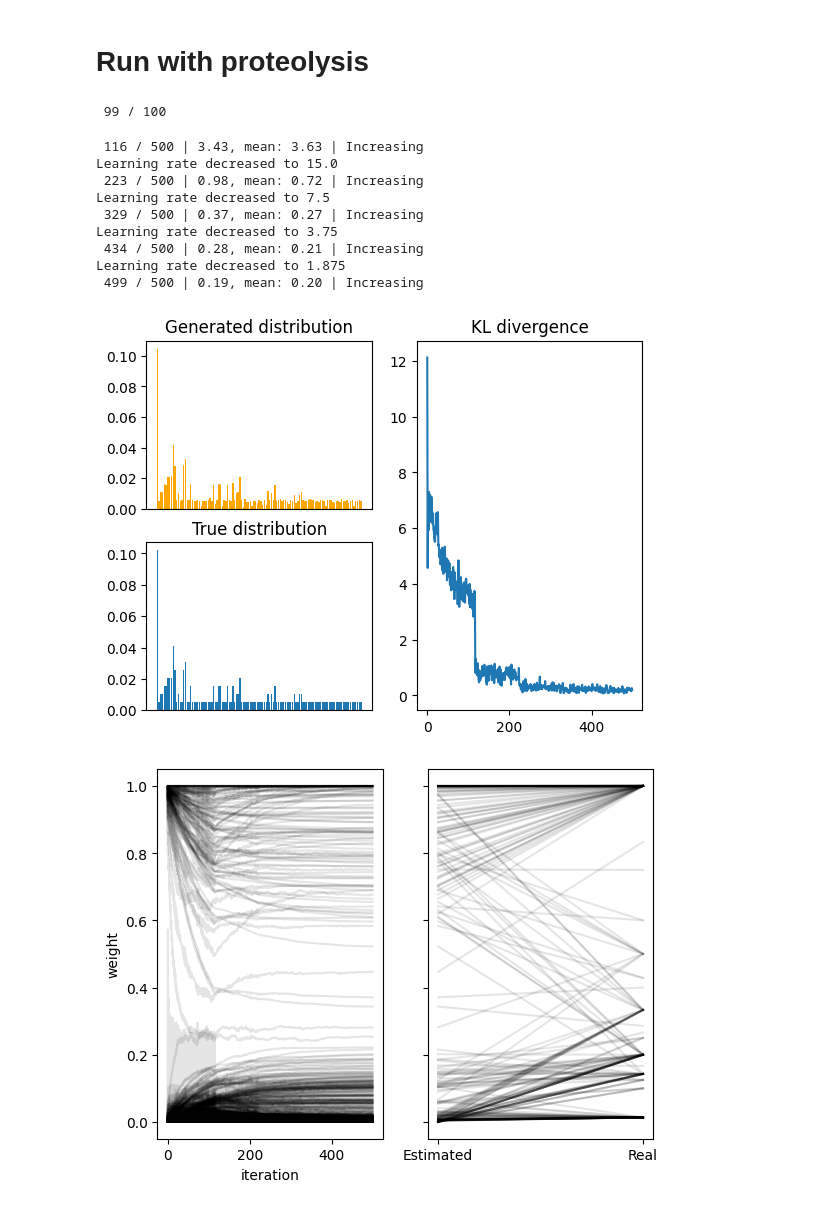
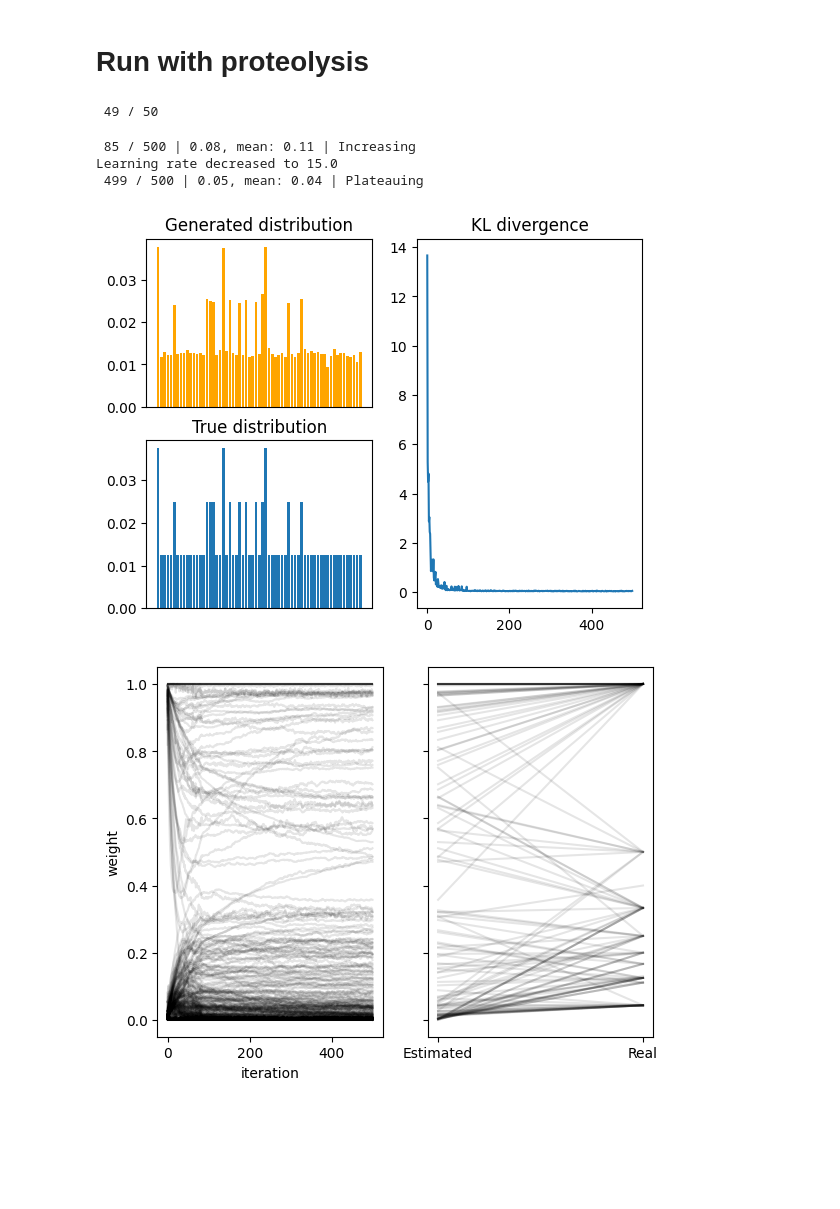
Before and after one commit to ErikHartman/disassembly, a Jupyter notebook: src/weight_estimation_new_method.ipynb, the cells around one changed output. Saved outputs shown, nothing was run; the diff lists cells and outputs as text; code cells hidden in the pictures; blank space fills up the shorter version.

```diff
--- a/src/weight_estimation_new_method.ipynb
+++ b/src/weight_estimation_new_method.ipynb
@@ -208,66 +208,65 @@ enzymes = enzyme_set(
         enzyme({"K": 0.5, "R": 0.5}, "trypsin"),
         enzyme({"V": 0.5, "I": 0.25, "A": 0.15, "T": 0.1}, "elne"),
     ],
-    [1, 1, 1],  # activities
-    [1, 1, 1],  # abundances
+    [0, 0, 1],  # activities
+    [0, 0, 1],  # abundances
 )
 
 
 P, sequence_graph = simulate_proteolysis(
     hbb,
-    n_start=20,
-    n_iterations=100,
-    endo_or_exo_probability=[.9, 0.1],
+    n_start=3,
+    n_iterations=50,
+    endo_or_exo_probability=[0.9, 0.1],
     enzymes=enzymes,
 )
 # %% [output]
- 99 / 100
+ 49 / 50
 # %%
 from disassembly.esimate_weights import estimate_weights
 
 G, kls, generated, weights = estimate_weights(
-    P=P, meta_enzyme=enzymes.meta_enzyme, endo_or_exo_probability=[0.5,0.5], lr=30, n_iterations=500
+    P=P,
+    meta_enzyme=enzymes.meta_enzyme,
+    endo_or_exo_probability=[0.5, 0.5],
+    lr=30,
+    n_iterations=500,
+    N_T=1000,
 )
 
 fig, axs = plt.subplot_mosaic(
     [["generated", "kl"], ["true", "kl"]], width_ratios=[2, 2]
 )
 
 generated_sum = {k: 0 for k in generated[0].keys()}
 
 for p_generated in [
     generated[i]
     for i in range(
         len(generated.keys()) - int(len(generated.keys()) / 20), len(generated.keys())
     )
 ]:
     for k, v in p_generated.items():
         generated_sum[k] += v / 20
 
 axs["true"].bar(P.keys(), [v / sum(P.values()) for v in P.values()])
 axs["generated"].bar(
     generated_sum.keys(),
     [v / sum(generated_sum.values()) for v in generated_sum.values()],
     color="orange",
 )
 axs["kl"].plot(kls)
 axs["true"].set_title("True distribution")
 axs["generated"].set_title(f"Generated distribution")
 axs["kl"].set_title("KL divergence")
 axs["true"].set_xticks([])
 axs["generated"].set_xticks([])
 plt.show()
 # %% [output]
- 116 / 500 | 3.43, mean: 3.63 | Increasing
+ 85 / 500 | 0.08, mean: 0.11 | Increasing
 Learning rate decreased to 15.0
- 223 / 500 | 0.98, mean: 0.72 | Increasing
-Learning rate decreased to 7.5
- 329 / 500 | 0.37, mean: 0.27 | Increasing
-Learning rate decreased to 3.75
- 434 / 500 | 0.28, mean: 0.21 | Increasing
-Learning rate decreased to 1.875
- 499 / 500 | 0.19, mean: 0.20 | Increasing
+ 499 / 500 | 0.05, mean: 0.04 | Plateauing
-[figure, old version]
+[figure, new version]
 # %%
 real_vs_estimated_weights = []
 for node in sequence_graph.nodes():
@@ -289,5 +288,5 @@ axs[0].set_xlabel("iteration")
 
 plt.show()
 # %% [output]
-[figure, old version]
+[figure, new version]
 # %%
```
Also changed, not shown: parts of 4 cells of this notebook, 3 other files.
